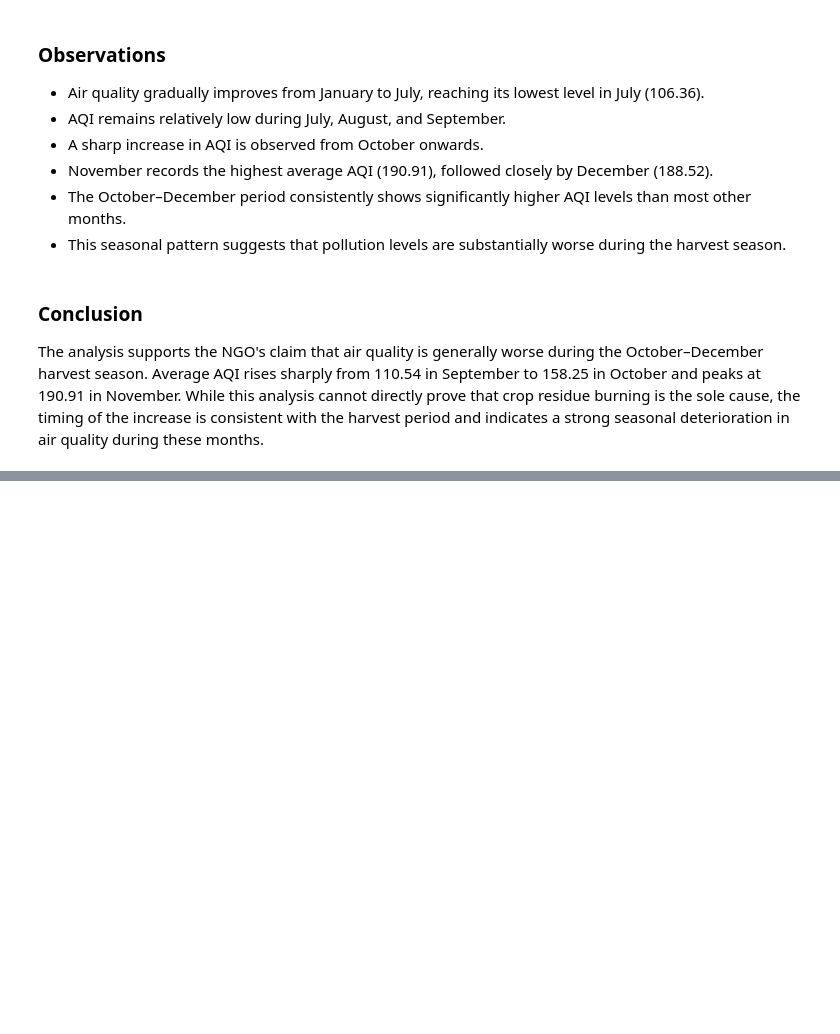
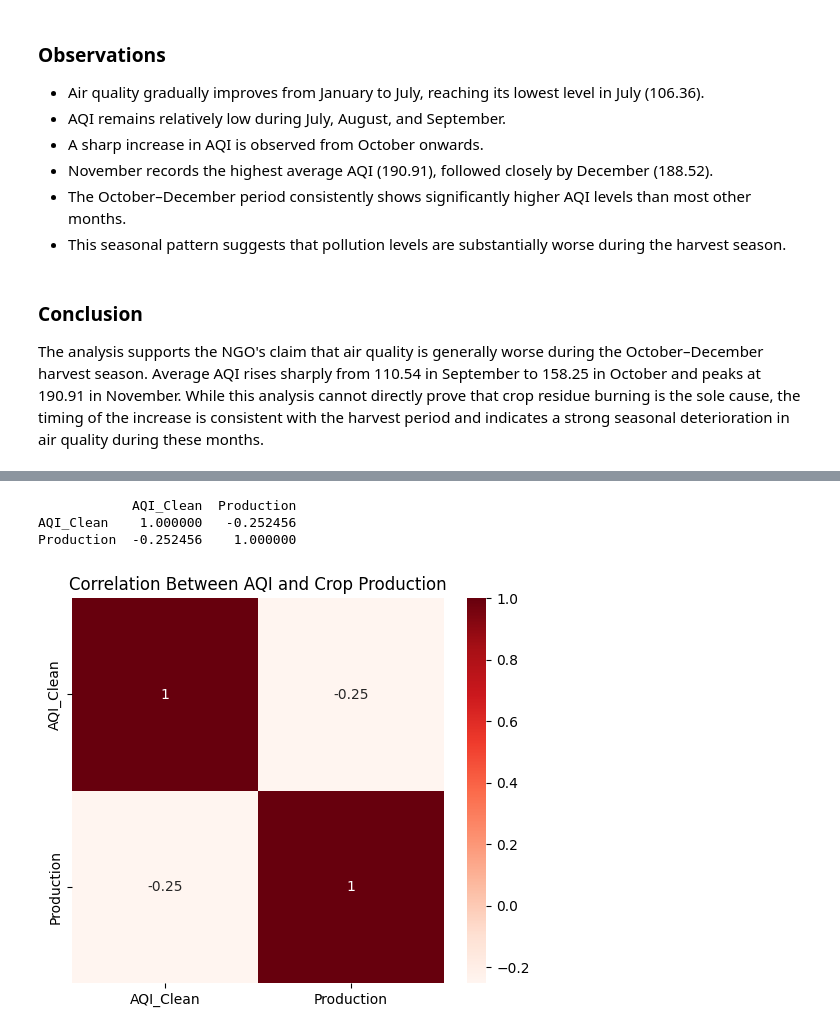
Before and after one commit to an2sh4a/ML-Lab-2547262, a Jupyter notebook: Lab-1/lab-1.ipynb, the cells around one changed output, grey strips where cells are left out. Saved outputs shown, nothing was run; the diff lists cells and outputs as text; code cells hidden in the pictures; blank space fills up the shorter version.

```diff
--- a/Lab-1/lab-1.ipynb
+++ b/Lab-1/lab-1.ipynb
@@ -777,0 +812,6 @@ The analysis supports the NGO's claim that air quality is generally worse during
+# %%
+#State-wise Crop Dataset
+crop_state = crop.groupby(
+    'State_Name'
+)['Production'].sum().reset_index()
+crop_state.head(10)
@@ -777,0 +830,5 @@ The analysis supports the NGO's claim that air quality is generally worse during
+# %%
+crop_state.rename(
+    columns={'State_Name':'State'},
+    inplace=True
+)
@@ -777,0 +842,9 @@ The analysis supports the NGO's claim that air quality is generally worse during
+# %%
+merged_df = pd.merge(
+    aqi_state,
+    crop_state,
+    on='State',
+    how='inner'
+)
+print(merged_df.shape)
+merged_df.head(10)
@@ -777,0 +864,27 @@ The analysis supports the NGO's claim that air quality is generally worse during
+# %%
+#Correlation Analysis
+corr_matrix = merged_df.corr(
+    numeric_only=True
+)
+print(corr_matrix)
+# %% [output]
+            AQI_Clean  Production
+AQI_Clean    1.000000   -0.252456
+Production  -0.252456    1.000000
+# %%
+import seaborn as sns
+import matplotlib.pyplot as plt
+
+plt.figure(figsize=(6,5))
+
+sns.heatmap(
+    corr_matrix,
+    annot=True,
+    cmap='Reds'
+)
+plt.title(
+    'Correlation Between AQI and Crop Production'
+)
+plt.show()
+# %% [output]
+[figure, added]
```
Also changed, not shown: parts of 12 cells of this notebook.
